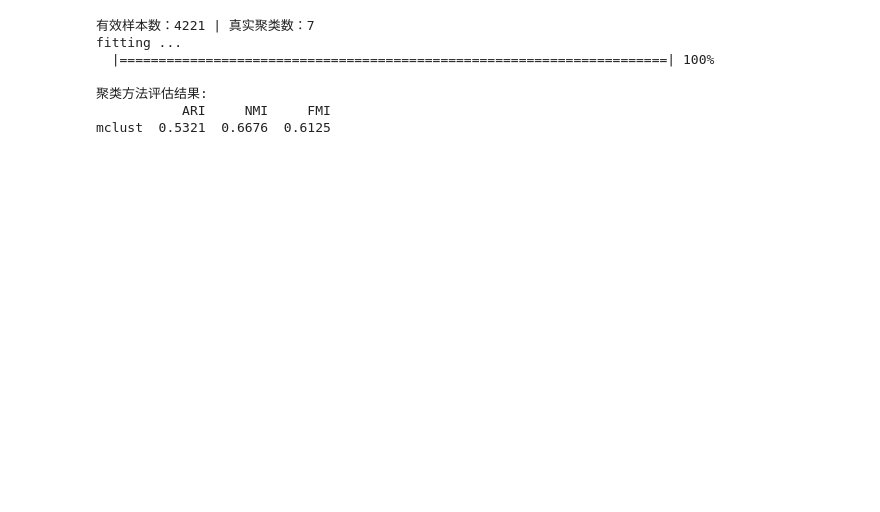
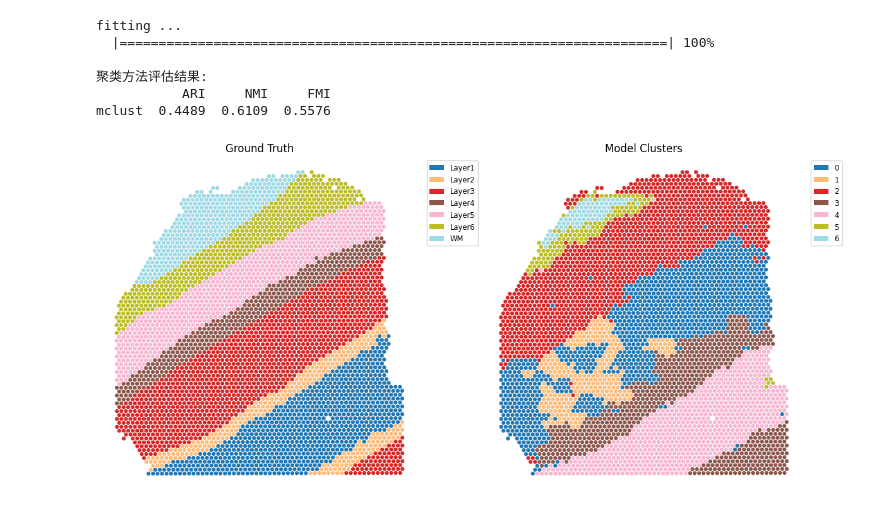
Before and after one commit to LiSeafood/HGM, a Jupyter notebook: dhgtest.ipynb, the cells around one changed output. Drawn from its saved outputs; the diff is of its cells as text; code cells hidden in the pictures; blank space fills up the shorter version.

```diff
--- a/dhgtest.ipynb
+++ b/dhgtest.ipynb
@@ -100,17 +98,70 @@ with torch.no_grad():
 z = z.detach().cpu().numpy()
 pca = PCA(n_components=20)
 z = pca.fit_transform(z)
-# adata=adata[valid].copy()
-# z = z[valid]
+adata=adata[valid].copy()
+z = z[valid]
 # %%
 cluster_df, res_df = cluster_score(adata, z, pca=True)
 print("\n聚类方法评估结果:")
 print(res_df.round(4))
 # %% [output]
-有效样本数：4221 | 真实聚类数：7
 fitting ...
   |======================================================================| 100%
 
 聚类方法评估结果:
            ARI     NMI     FMI
-mclust  0.5321  0.6676  0.6125
+mclust  0.4489  0.6109  0.5576
+# %%
+# 比较人工标注与模型聚类结果并排可视化
+import matplotlib.pyplot as plt
+import numpy as np
+import pandas as pd
+
+# 要求 notebook 中存在 `adata` 和 `cluster_df`（或至少包含 ground_truth 与 mclust 列）
+if 'adata' not in globals():
+    raise RuntimeError('缺少变量 `adata`，无法绘图')
+
+coords = np.asarray(adata.obsm['spatial'])
+
+# 获取人工标注标签
+if 'ground_truth' in adata.obs.columns:
+    labels_true = adata.obs['ground_truth'].astype(str).values
+elif 'cluster_df' in globals() and 'ground_truth' in cluster_df.columns:
+    labels_true = cluster_df['ground_truth'].astype(str).values
+else:
+    raise RuntimeError('找不到 `ground_truth` 标签（adata.obs 或 cluster_df）')
+
+# 获取模型聚类标签（优先从 cluster_df 中读取）
+if 'cluster_df' in globals() and 'mclust' in cluster_df.columns:
+    labels_model = cluster_df['mclust'].astype(str).values
+else:
+    # 尝试从 adata.obs 中寻找其他候选列
+    candidate_cols = [c for c in adata.obs.columns if c.lower() in ('pred','pred_label','pred_labels','cluster','leiden','predicted')]
+    if candidate_cols:
+        labels_model = adata.obs[candidate_cols[0]].astype(str).values
+    else:
+        raise RuntimeError('找不到模型聚类标签（cluster_df.mclust 或 adata.obs 中的候选列）')
+
+# 绘图函数：统一配色并创建图例
+from matplotlib.patches import Patch
+cmap = plt.get_cmap('tab20')
+
+fig, axes = plt.subplots(1, 2, figsize=(12, 6))
+for ax, labels, title in zip(axes, [labels_true, labels_model], ['Ground Truth', 'Model Clusters']):
+    cat = pd.Categorical(labels)
+    codes = cat.codes
+    uniq = cat.categories
+    colors = cmap(np.linspace(0, 1, max(1, len(uniq))))
+    sc = ax.scatter(coords[:, 0], coords[:, 1], c=[colors[i % len(colors)] for i in codes], s=12)
+    ax.set_title(title)
+    ax.set_aspect('equal')
+    ax.axis('off')
+
+    # 图例
+    handles = [Patch(facecolor=colors[i % len(colors)], label=str(uniq[i])) for i in range(len(uniq))]
+    ax.legend(handles=handles, bbox_to_anchor=(1.02, 1), loc='upper left', fontsize='small')
+
+plt.tight_layout()
+plt.show()
+# %% [output]
+[figure, added]
```
Also changed, not shown: parts of 4 cells of this notebook, 4 other files.
